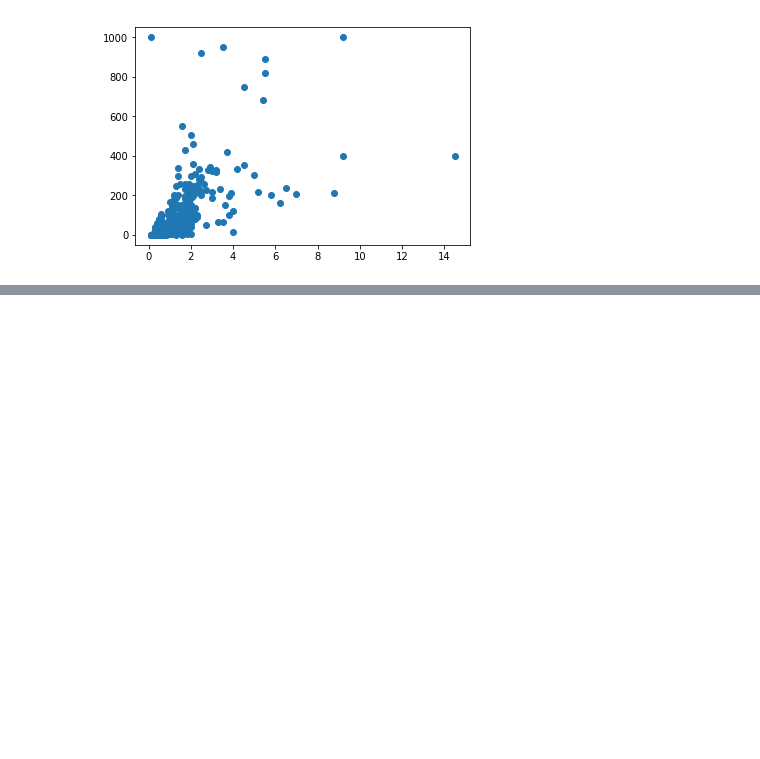
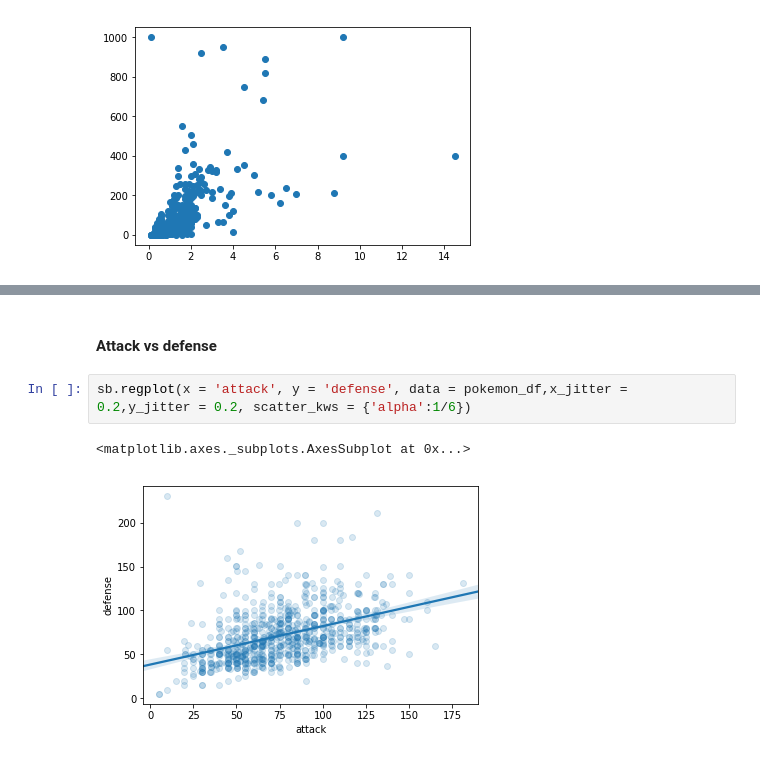
Before and after one commit to rashokanand/python_viz_matplotlib_seaborn, a Jupyter notebook: Bivariate_visualizations.ipynb, the cells around one changed output, grey strips where cells are left out. Saved outputs shown, nothing was run; the diff lists cells and outputs as text; blank space fills up the shorter version.

```diff
--- a/Bivariate_visualizations.ipynb
+++ b/Bivariate_visualizations.ipynb
@@ -22,0 +29,7 @@ plt.scatter(x = pokemon_df.height,y = pokemon_df.weight);
+# %% [markdown]
+#### Attack vs defense
+# %%
+sb.regplot(x = 'attack', y = 'defense', data = pokemon_df,x_jitter = 0.2,y_jitter = 0.2, scatter_kws = {'alpha':1/6})
+# %% [output]
+<matplotlib.axes._subplots.AxesSubplot at 0x...>
+[figure, added]
```
Also changed, not shown: parts of 8 cells of this notebook.
